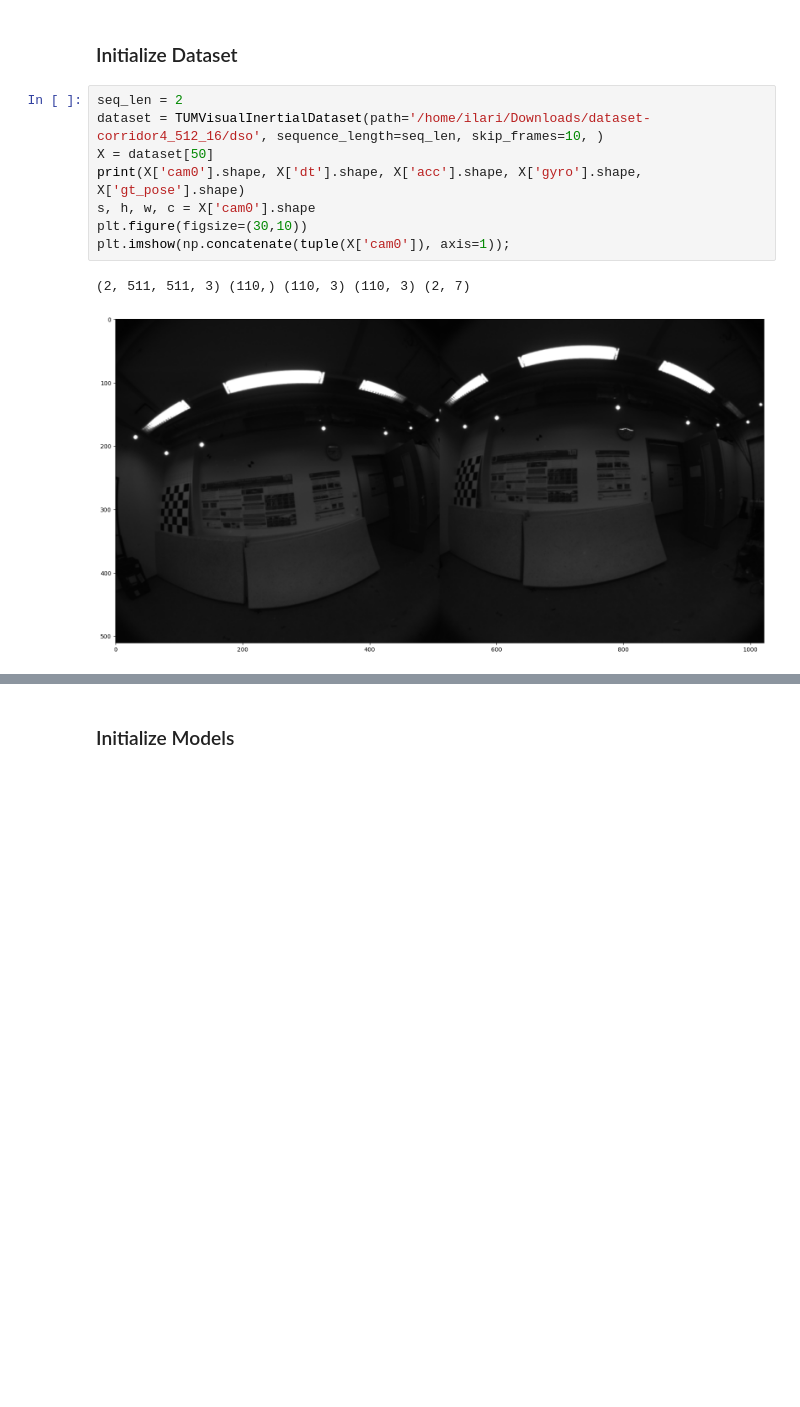
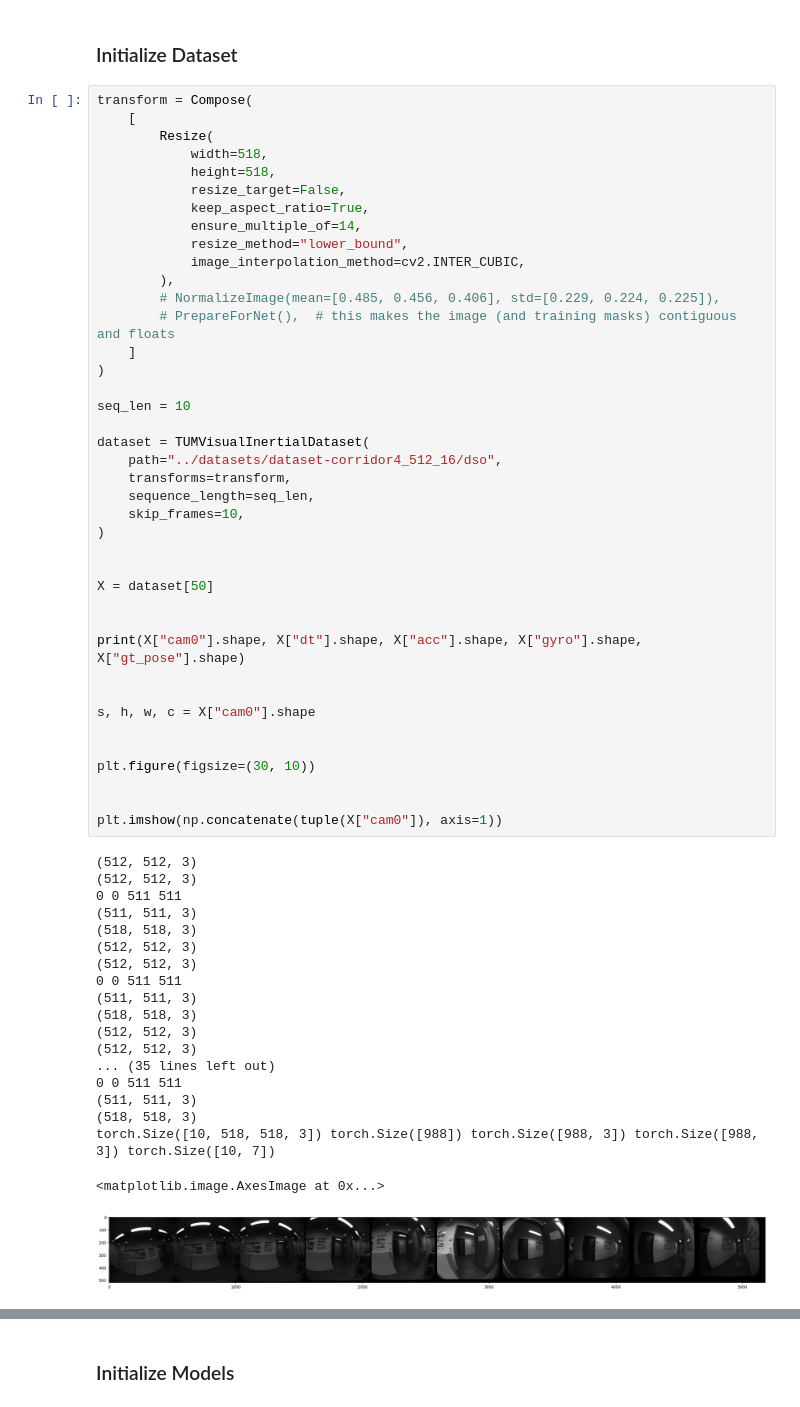
Before and after one commit to helsinki-sda-group/MATINEDepthSemanticSLAM, a Jupyter notebook: SLAM_demo.ipynb, the cells around one changed output, grey strips where cells are left out. Cells and saved outputs as stored; diff of their text form; blank space fills up the shorter version.

```diff
--- a/SLAM_demo.ipynb
+++ b/SLAM_demo.ipynb
@@ -19,13 +94,62 @@ from depth_anything.util.transform import Resize, NormalizeImage, PrepareForNet
 # %% [markdown]
 ### Initialize Dataset
 # %%
-seq_len = 2
-dataset = TUMVisualInertialDataset(path='/home/ilari/Downloads/dataset-corridor4_512_16/dso', sequence_length=seq_len, skip_frames=10, )
+transform = Compose(
+    [
+        Resize(
+            width=518,
+            height=518,
+            resize_target=False,
+            keep_aspect_ratio=True,
+            ensure_multiple_of=14,
+            resize_method="lower_bound",
+            image_interpolation_method=cv2.INTER_CUBIC,
+        ),
+        # NormalizeImage(mean=[0.485, 0.456, 0.406], std=[0.229, 0.224, 0.225]),
+        # PrepareForNet(),  # this makes the image (and training masks) contiguous and floats
+    ]
+)
+
+seq_len = 10
+
+dataset = TUMVisualInertialDataset(
+    path="../datasets/dataset-corridor4_512_16/dso",
+    transforms=transform,
+    sequence_length=seq_len,
+    skip_frames=10,
+)
+
+
 X = dataset[50]
-print(X['cam0'].shape, X['dt'].shape, X['acc'].shape, X['gyro'].shape, X['gt_pose'].shape)
-s, h, w, c = X['cam0'].shape
-plt.figure(figsize=(30,10))
-plt.imshow(np.concatenate(tuple(X['cam0']), axis=1));
+
+
+print(X["cam0"].shape, X["dt"].shape, X["acc"].shape, X["gyro"].shape, X["gt_pose"].shape)
+
+
+s, h, w, c = X["cam0"].shape
+
+
+plt.figure(figsize=(30, 10))
+
+
+plt.imshow(np.concatenate(tuple(X["cam0"]), axis=1))
 # %% [output]
-(2, 511, 511, 3) (110,) (110, 3) (110, 3) (2, 7)
+(512, 512, 3)
+(512, 512, 3)
+0 0 511 511
+(511, 511, 3)
+(518, 518, 3)
+(512, 512, 3)
+(512, 512, 3)
+0 0 511 511
+(511, 511, 3)
+(518, 518, 3)
+(512, 512, 3)
+(512, 512, 3)
+... (35 lines left out)
+0 0 511 511
+(511, 511, 3)
+(518, 518, 3)
+torch.Size([10, 518, 518, 3]) torch.Size([988]) torch.Size([988, 3]) torch.Size([988, 3]) torch.Size([10, 7])
+<matplotlib.image.AxesImage at 0x...>
-[figure, old version]
+[figure, new version]
```
Also changed, not shown: parts of 9 cells of this notebook, 15 other files.
